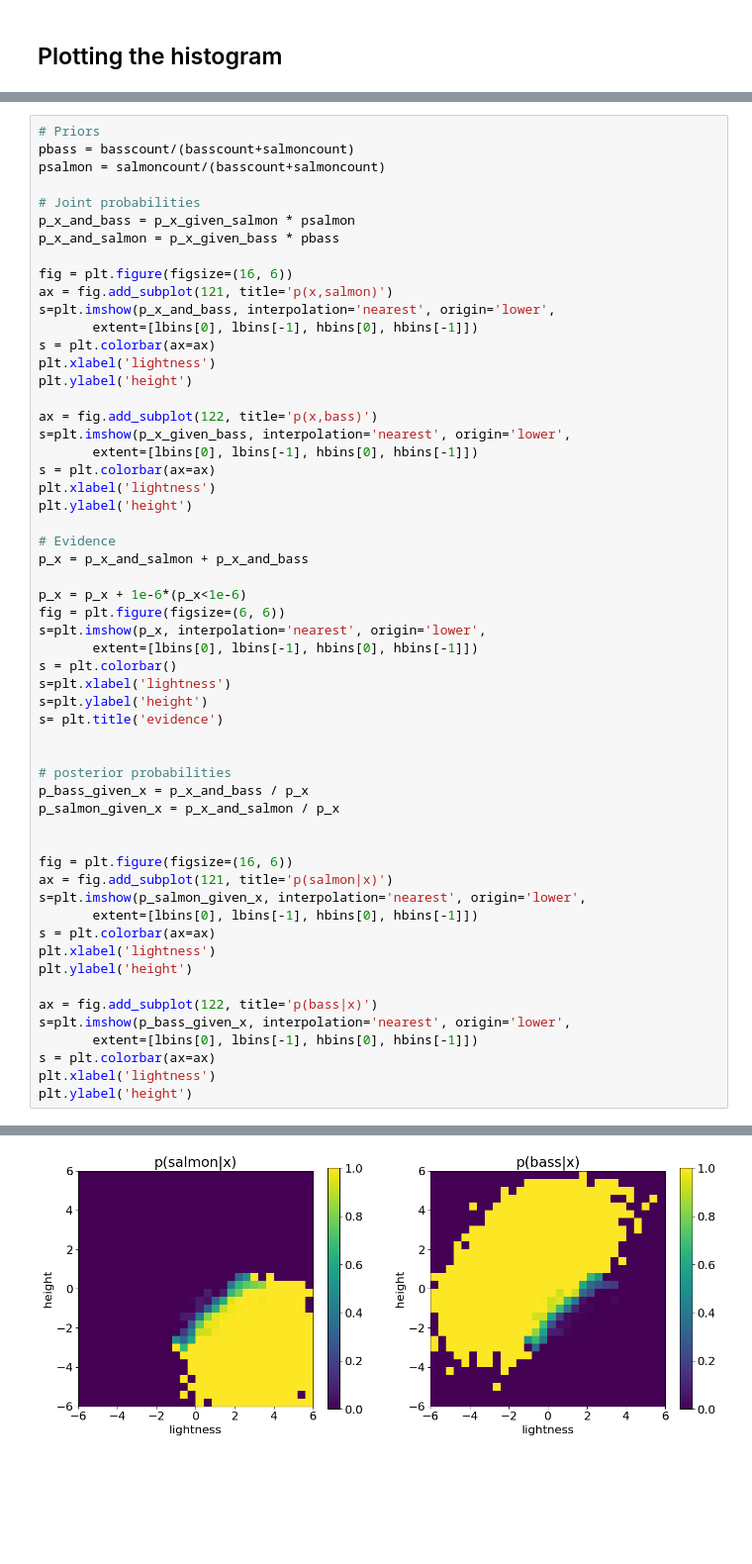
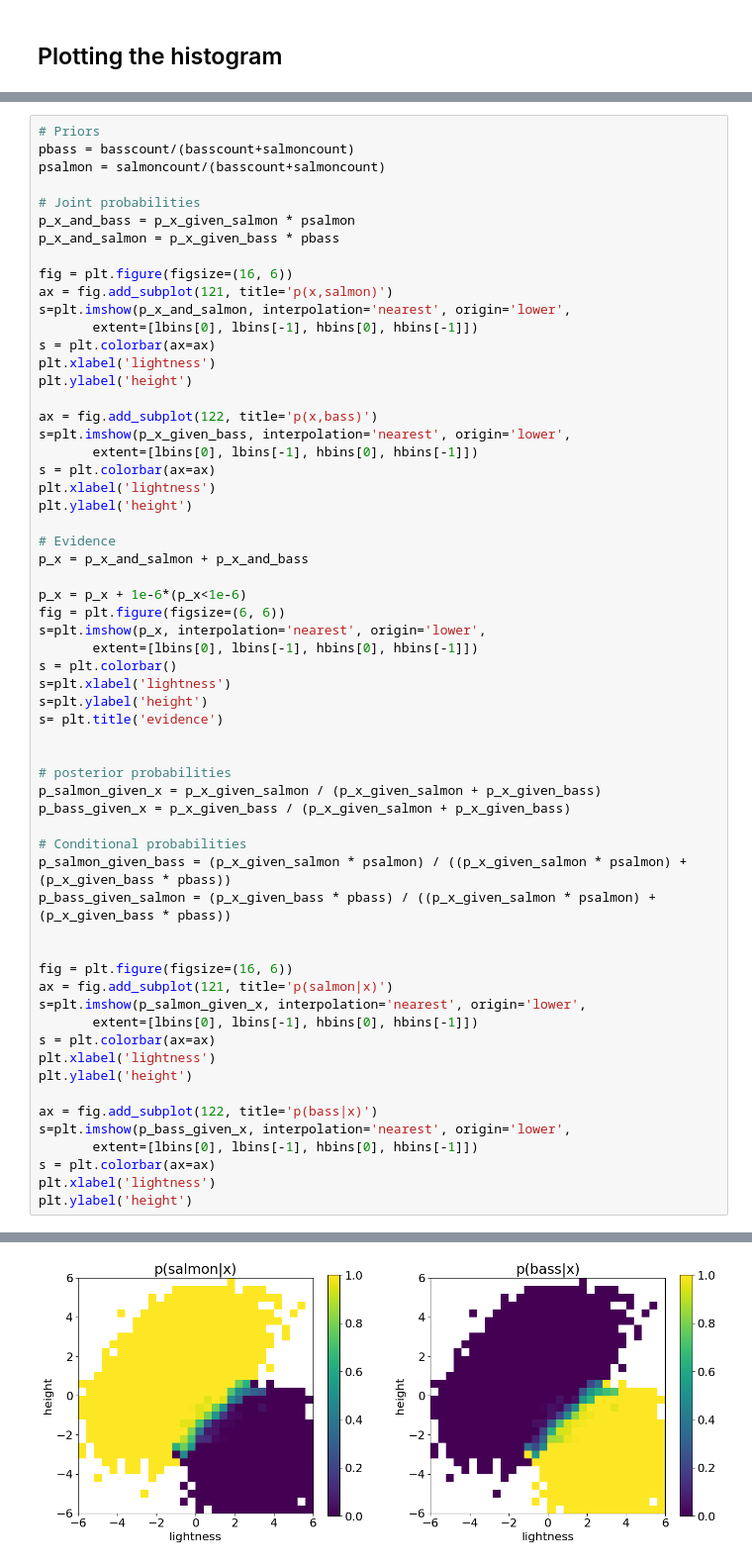
Before and after one commit to JayIke/machine-learning, a Jupyter notebook: hw5/2Dclassification.ipynb, the cells around one changed output, grey strips where cells are left out. Shown at 99% size. Cells and saved outputs as stored; diff of their text form; blank space fills up the shorter version.

```diff
--- a/hw5/2Dclassification.ipynb
+++ b/hw5/2Dclassification.ipynb
@@ -123,7 +126,7 @@ p_x_and_salmon = p_x_given_bass * pbass
 
 fig = plt.figure(figsize=(16, 6))
 ax = fig.add_subplot(121, title='p(x,salmon)')
-s=plt.imshow(p_x_and_bass, interpolation='nearest', origin='lower',
+s=plt.imshow(p_x_and_salmon, interpolation='nearest', origin='lower',
        extent=[lbins[0], lbins[-1], hbins[0], hbins[-1]])
 s = plt.colorbar(ax=ax)
 plt.xlabel('lightness')
@@ -150,8 +153,12 @@ s= plt.title('evidence')
 
 
 # posterior probabilities
-p_bass_given_x = p_x_and_bass / p_x
-p_salmon_given_x = p_x_and_salmon / p_x
+p_salmon_given_x = p_x_given_salmon / (p_x_given_salmon + p_x_given_bass)
+p_bass_given_x = p_x_given_bass / (p_x_given_salmon + p_x_given_bass)
+
+# Conditional probabilities
+p_salmon_given_bass = (p_x_given_salmon * psalmon) / ((p_x_given_salmon * psalmon) + (p_x_given_bass * pbass))
+p_bass_given_salmon = (p_x_given_bass * pbass) / ((p_x_given_salmon * psalmon) + (p_x_given_bass * pbass))
 
 
 fig = plt.figure(figsize=(16, 6))
@@ -174,4 +181,4 @@ Text(0, 0.5, 'height')
 [figure]
-[figure, old version]
+[figure, new version]
 # %%
 bass_region = p_bass_given_x > 0.85
```
Also changed, not shown: parts of 8 cells of this notebook.
